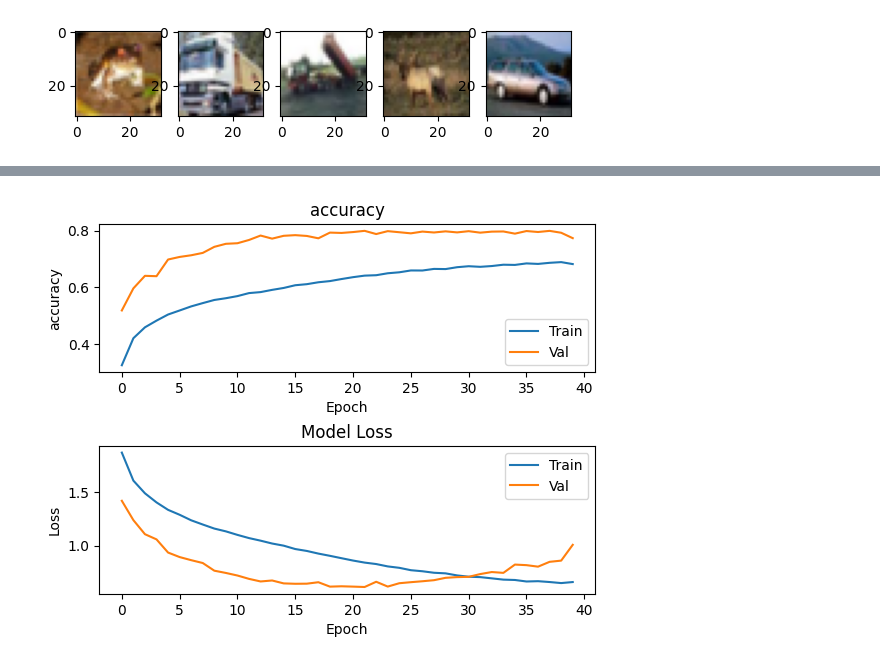
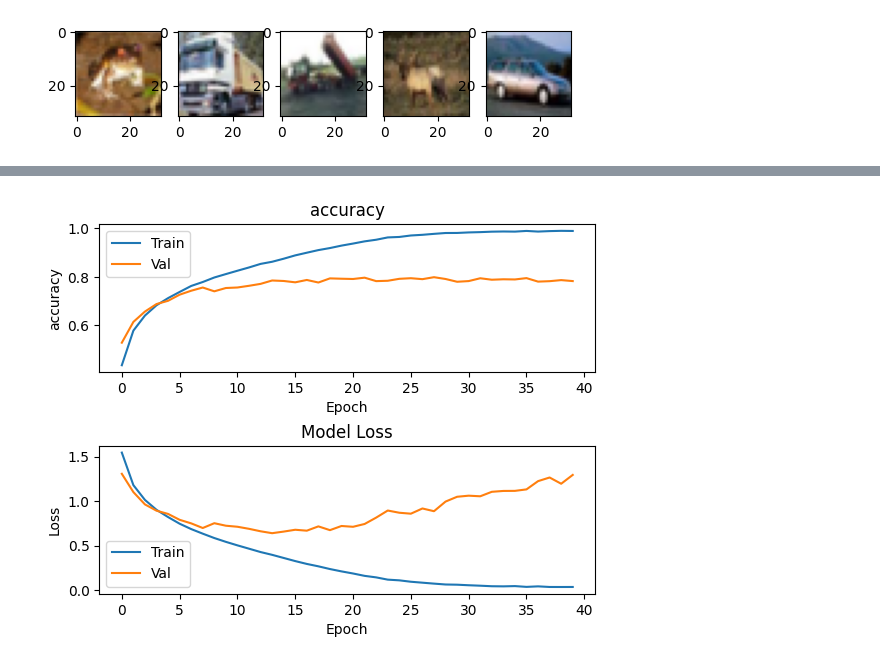
Before and after one commit to putyfruity/dl_lab, a Jupyter notebook: 03_Network_Training.ipynb, the cells around one changed output, grey strips where cells are left out. Saved outputs shown, nothing was run; the diff lists cells and outputs as text; code cells hidden in the pictures.

```diff
--- a/03_Network_Training.ipynb
+++ b/03_Network_Training.ipynb
@@ -920,8 +920,6 @@ data_augmentation = keras.models.Sequential(
 )
 
 # plot_data_augmentation(data_augmentation)
-prob_drop = 0.4
-drop = keras.layers.Dropout(prob_drop)
 
 # We will use glorot_uniform as a initialization by default
 initialization = 'glorot_uniform'
@@ -942,12 +940,10 @@ model.add(keras.layers.Activation('relu'))
 model.add(keras.layers.MaxPooling2D(pool_size=(2, 2), strides=(2, 2), padding='same'))
 
 model.add(keras.layers.Conv2D(256, (3, 3), padding='same', kernel_initializer=initialization))
-# model.add(drop)
 model.add(keras.layers.Activation('relu'))
 # As we use global average pooling, we don't need to use Flatten
 model.add(keras.layers.GlobalAveragePooling2D())
 model.add(keras.layers.Dense(10, kernel_initializer=initialization))
-model.add(drop)
 model.add(keras.layers.Activation('softmax'))
 
 
@@ -982 +978 @@ Epoch 40/40
-[figure, old version]
+[figure, new version]
```
Also changed, not shown: parts of 1 cell of this notebook.
